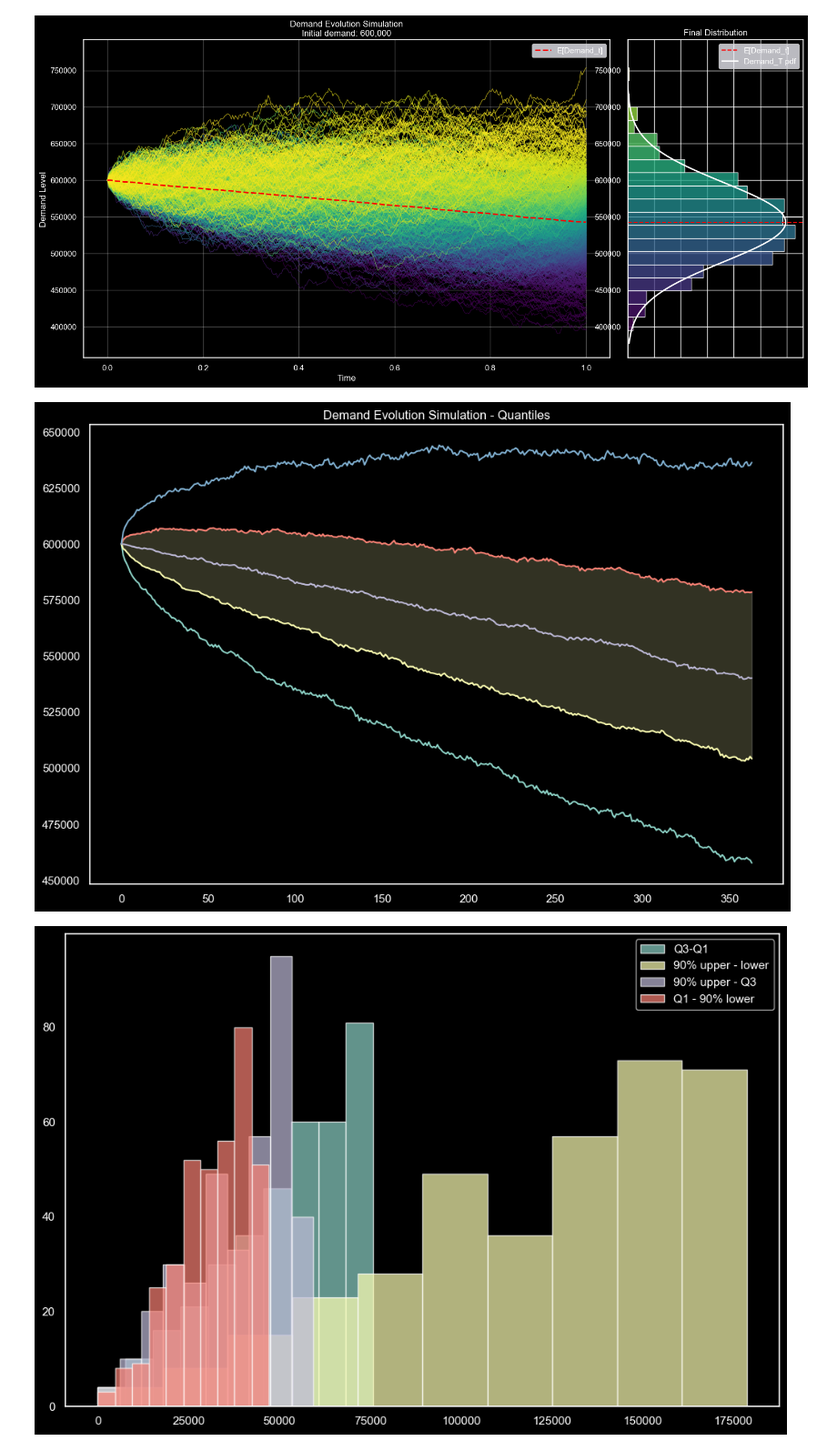
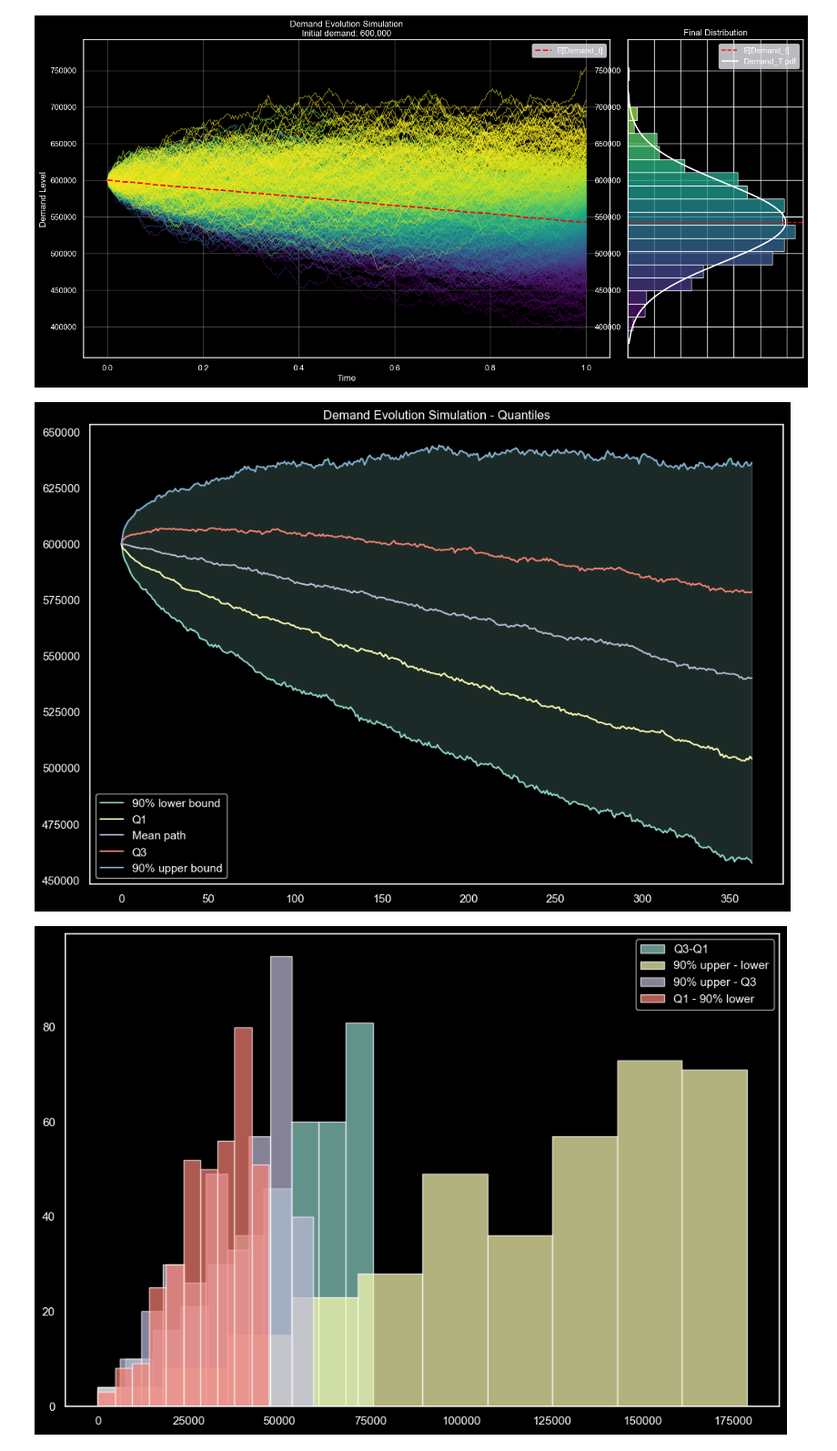
Before and after one commit to yusufprasetyo25/supplyseer, a Jupyter notebook: tutorials/demand-simulation/demand.ipynb, the cells around one changed output. Shown at 91% size. Drawn from its saved outputs; the diff is of its cells as text; code cells hidden in the pictures.

```diff
--- a/tutorials/demand-simulation/demand.ipynb
+++ b/tutorials/demand-simulation/demand.ipynb
@@ -91,22 +91,23 @@ import numpy as np
 # %%
 plt.style.use("dark_background")
 plt.figure(figsize=(12, 8))
 
-plt.plot(sim.get_quantile_paths()[0.05])
-plt.plot(sim.get_quantile_paths()[0.25])
-plt.plot(sim.get_quantile_paths()[0.5])
-plt.plot(sim.get_quantile_paths()[0.75])
-plt.plot(sim.get_quantile_paths()[0.95])
+plt.plot(sim.get_quantile_paths()[0.05], label="90% lower bound")
+plt.plot(sim.get_quantile_paths()[0.25], label="Q1")
+plt.plot(sim.get_quantile_paths()[0.5], label="Mean path")
+plt.plot(sim.get_quantile_paths()[0.75], label="Q3")
+plt.plot(sim.get_quantile_paths()[0.95], label="90% upper bound")
 
-# plt.fill_between(range(364), sim.get_quantile_paths()[0.05], sim.get_quantile_paths()[0.95], facecolor="C0", alpha=.2)
-plt.fill_between(range(364), sim.get_quantile_paths()[0.25], sim.get_quantile_paths()[0.75], facecolor="C1", alpha=.2)
+plt.fill_between(range(364), sim.get_quantile_paths()[0.05], sim.get_quantile_paths()[0.95], facecolor="C0", alpha=.2)
+# plt.fill_between(range(364), sim.get_quantile_paths()[0.25], sim.get_quantile_paths()[0.75], facecolor="C1", alpha=.2)
 
 
 plt.title("Demand Evolution Simulation - Quantiles")
 
+plt.legend()
 plt.grid(False)
 # %% [output]
-[figure, old version]
+[figure, new version]
 # %%
 quantile_interval_q1q3 = sim.get_quantile_paths()[0.75] - sim.get_quantile_paths()[0.25]
 quantile_interval_lower_upper = sim.get_quantile_paths()[0.95] - sim.get_quantile_paths()[0.05]
```
Also changed, not shown: parts of 5 cells of this notebook.
